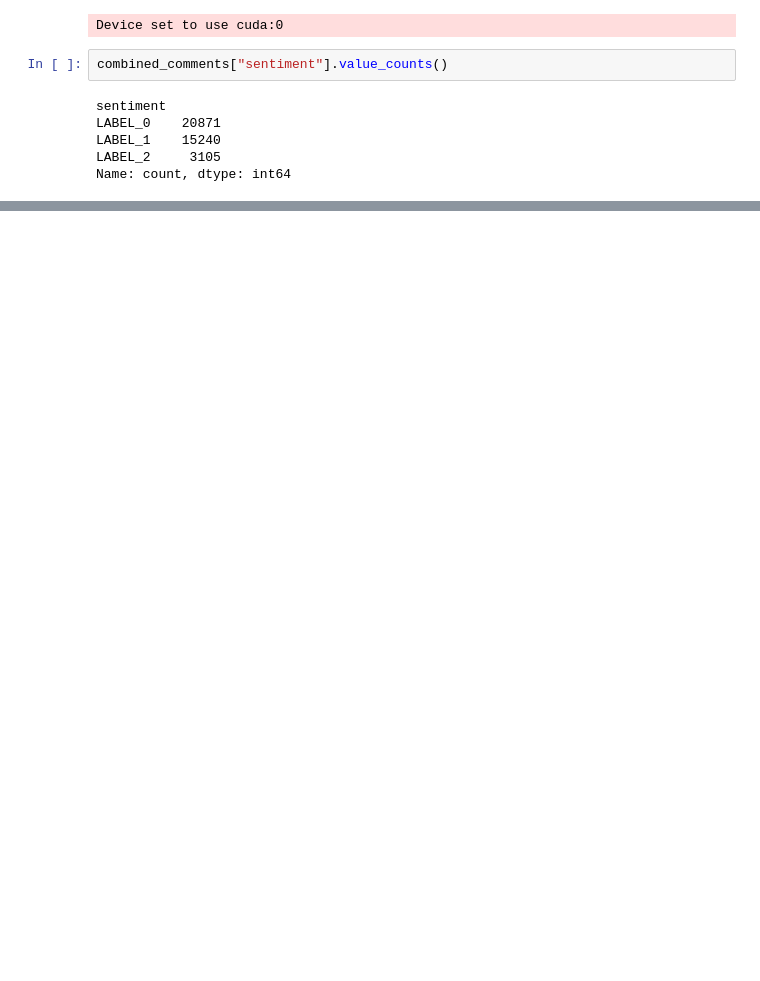
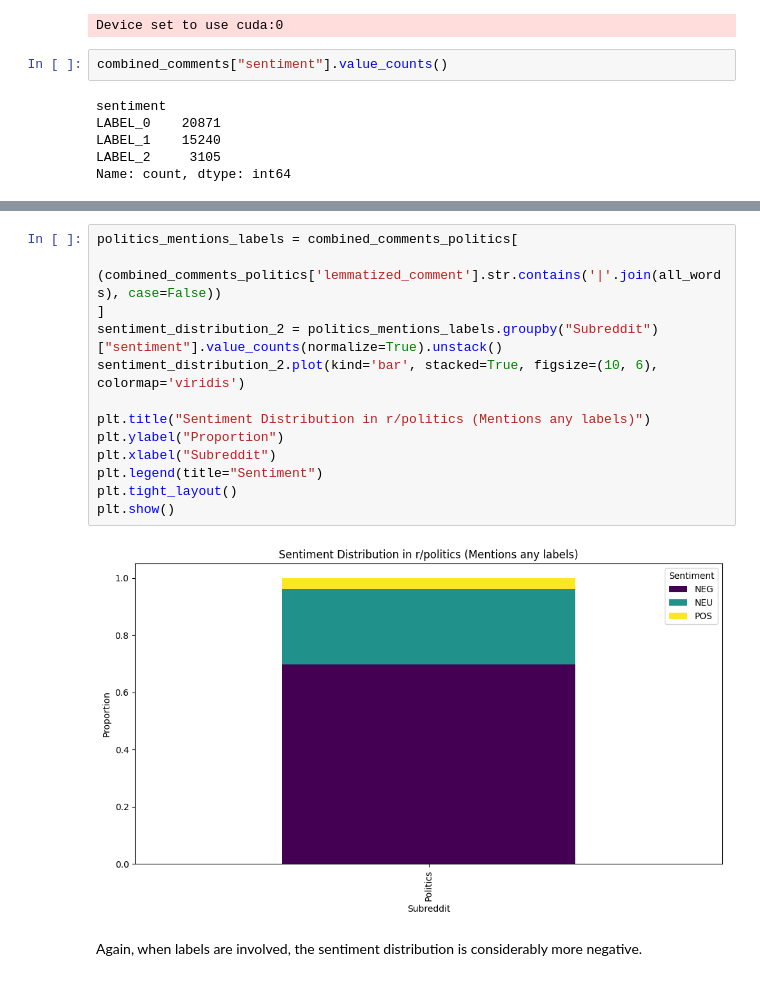
Before and after one commit to NikhilBapat14/IS310-Project, a Jupyter notebook: analysis.ipynb, the cells around one changed output, grey strips where cells are left out. Cells and saved outputs as stored; diff of their text form; blank space fills up the shorter version.

```diff
--- a/analysis.ipynb
+++ b/analysis.ipynb
@@ -698,0 +669,17 @@ lda_model.print_topics()
+# %%
+politics_mentions_labels = combined_comments_politics[
+    (combined_comments_politics['lemmatized_comment'].str.contains('|'.join(all_words), case=False))
+]
+sentiment_distribution_2 = politics_mentions_labels.groupby("Subreddit")["sentiment"].value_counts(normalize=True).unstack()
+sentiment_distribution_2.plot(kind='bar', stacked=True, figsize=(10, 6), colormap='viridis')
+
+plt.title("Sentiment Distribution in r/politics (Mentions any labels)")
+plt.ylabel("Proportion")
+plt.xlabel("Subreddit")
+plt.legend(title="Sentiment")
+plt.tight_layout()
+plt.show()
+# %% [output]
+[figure, added]
+# %% [markdown]
+Again, when labels are involved, the sentiment distribution is considerably more negative.
```
Also changed, not shown: parts of 28 cells of this notebook.
